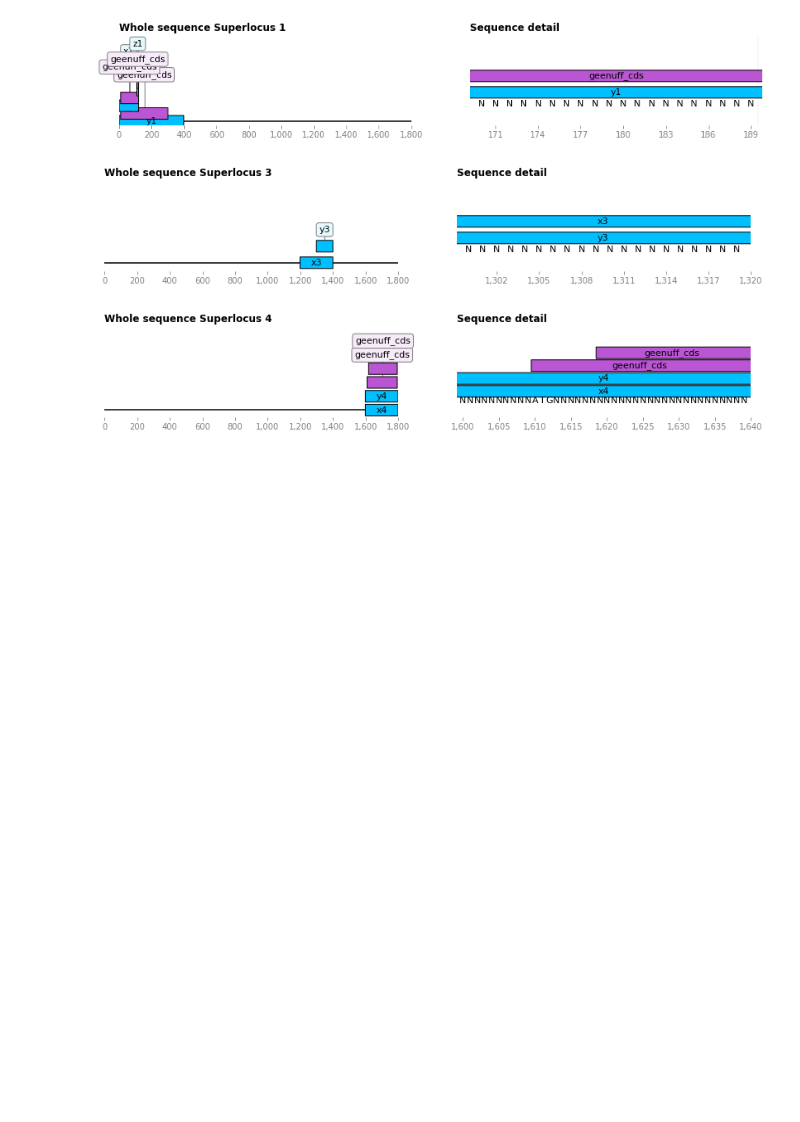
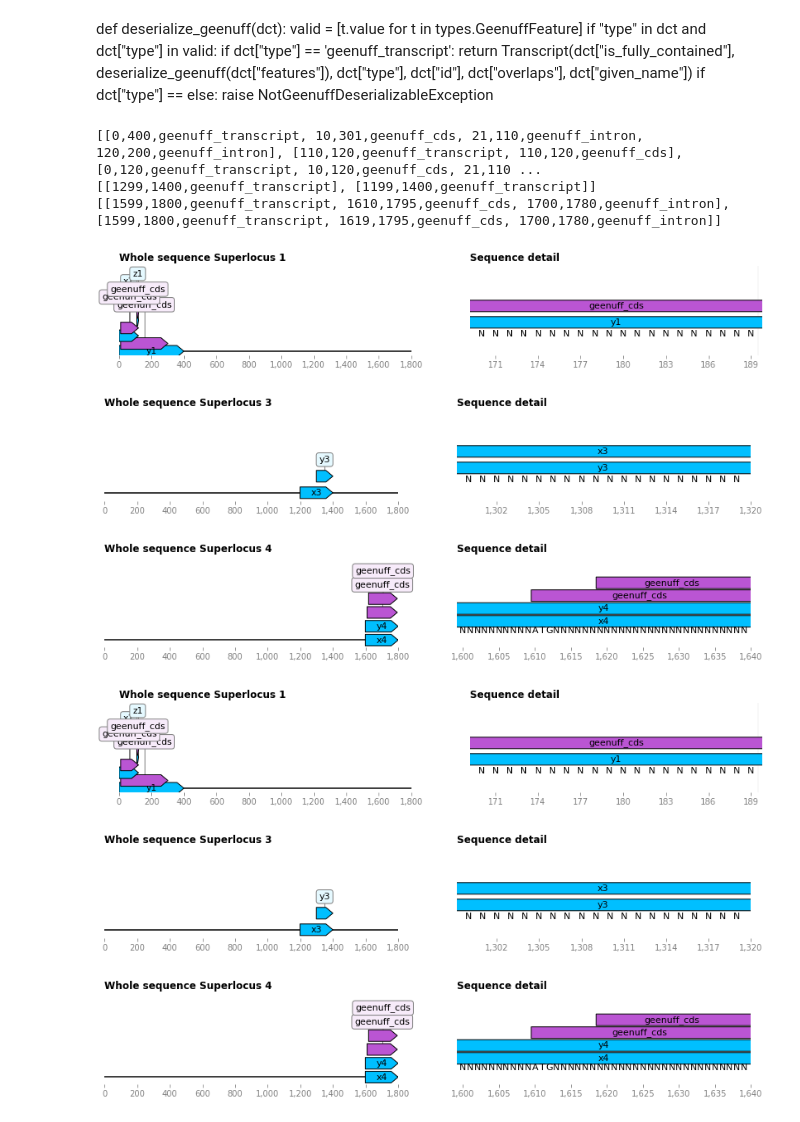
Before and after one commit to gglyptodon/GeenuFF, a Jupyter notebook: example_notebooks/example_vis.ipynb, the cells around one changed output. Cells and saved outputs as stored; diff of their text form; code cells hidden in the pictures; blank space fills up the shorter version.

```diff
--- a/example_notebooks/example_vis.ipynb
+++ b/example_notebooks/example_vis.ipynb
@@ -38,0 +23,10 @@ with open(example_json) as json_file:
+# %% [markdown]
+def deserialize_geenuff(dct):
+    valid = [t.value for t in types.GeenuffFeature]
+    if "type" in dct and dct["type"] in valid:
+        if dct["type"]  == 'geenuff_transcript':
+            return Transcript(dct["is_fully_contained"], deserialize_geenuff(dct["features"]),
+                              dct["type"], dct["id"], dct["overlaps"], dct["given_name"])
+        if dct["type"] ==
+    else:
+        raise NotGeenuffDeserializableException
@@ -39,7 +92,48 @@ with open(example_json) as json_file:
+# %%
+
+superloci, coords = deserialize_geenuff(example_data[0])
+for i in superloci:
+    print ([item.features for item in i.transcripts])
+# %% [output]
+[[0,400,geenuff_transcript, 10,301,geenuff_cds, 21,110,geenuff_intron, 120,200,geenuff_intron], [110,120,geenuff_transcript, 110,120,geenuff_cds], [0,120,geenuff_transcript, 10,120,geenuff_cds, 21,110 ...
+[[1299,1400,geenuff_transcript], [1199,1400,geenuff_transcript]]
+[[1599,1800,geenuff_transcript, 1610,1795,geenuff_cds, 1700,1780,geenuff_intron], [1599,1800,geenuff_transcript, 1619,1795,geenuff_cds, 1700,1780,geenuff_intron]]
 # %%
+
 # todo
-class GeenuffGraphicRecord(GraphicRecord):
-    pass
+class DrawableSuperLocus(SuperLocus):
+
+    def __init__(self, is_fully_contained=None, transcripts=None, type=None, id=None, overlaps=None, given_name=None):
+        super().__init__(self, is_fully_contained=None, transcripts=None, type=None, id=None, overlaps=None, given_name=None )
+        self.graphic_features = []
+        try:
+            for t in self.transcripts:
+                for feature in t.features:
+                    if feature.type in ['geenuff_intron']:
+                        pass
+                    elif feature.type in ['geenuff_transcript']:
+                        self.graphic_features.append(
+                            GraphicFeature(
+                                start=feature.start,
+                                end=feature.end,
+                                strand=convert_strand_info(feature.is_plus_strand),
+                                color=color(feature.type),label=feature.given_name),
+                        )
+                    else:
+                        features.append(
+                            GraphicFeature(
+                                start=feature.start,
+                                end=feature.end,
+                                strand=convert_strand_info(feature.is_plus_strand),
+                                color=color(feature.type),label=feature.type),
+                        )
+                self.graphic_record = GraphicRecord(sequence=seq, features=features)
+        except Exception as e:
+            print(e)
+            raise Exception
+
+
+
 
 # todo
 def color(geenuff_feature_name):
@@ -65,6 +159,6 @@ def color(geenuff_feature_name):
 def convert_strand_info(geenuff_is_plus_strand): #todo
     #print(geenuff_is_plus_strand)
     if geenuff_is_plus_strand:
-        return 0
+        return +1
     else:
-        return 0
+        return -1
@@ -71,3 +217,10 @@ def convert_strand_info(geenuff_is_plus_strand): #todo
+# %%
+plot_superloci(data=example_data, output_directory=".",zoom_coords_dict_by_superloc_id={
+    "1":(170,190), "2":(1300,1320), "3":(1300,1320), "4":(1600,1640)}, plot_separately=True)
+# %% [output]
+[figure, added]
+[figure, added]
+[figure, added]
 # %%
 superloci = []
 coordinatepieces = []
@@ -84,12 +237,13 @@ for item in example_data:
 
     # for vis:
     seq = coordinate_piece['sequence']
-
     #for c in coordinate_piece:
     #    coordinatepieces.append(c)
     #print(coordinate_piece)
     for sl in super_loci:
         features = []
+
+        #features = []
         #print(sl,"\n")
         #todo
         #slo  = SuperLocus(is_fully_contained=sl["is_fully_contained"], transcripts=[])
@@ -131,4 +285,4 @@ for item in example_data:
 # %% [output]
 [figure]
 [figure]
-[figure, old version]
+[figure, new version]
```
Also changed, not shown: parts of 6 cells of this notebook, 2 other files.
